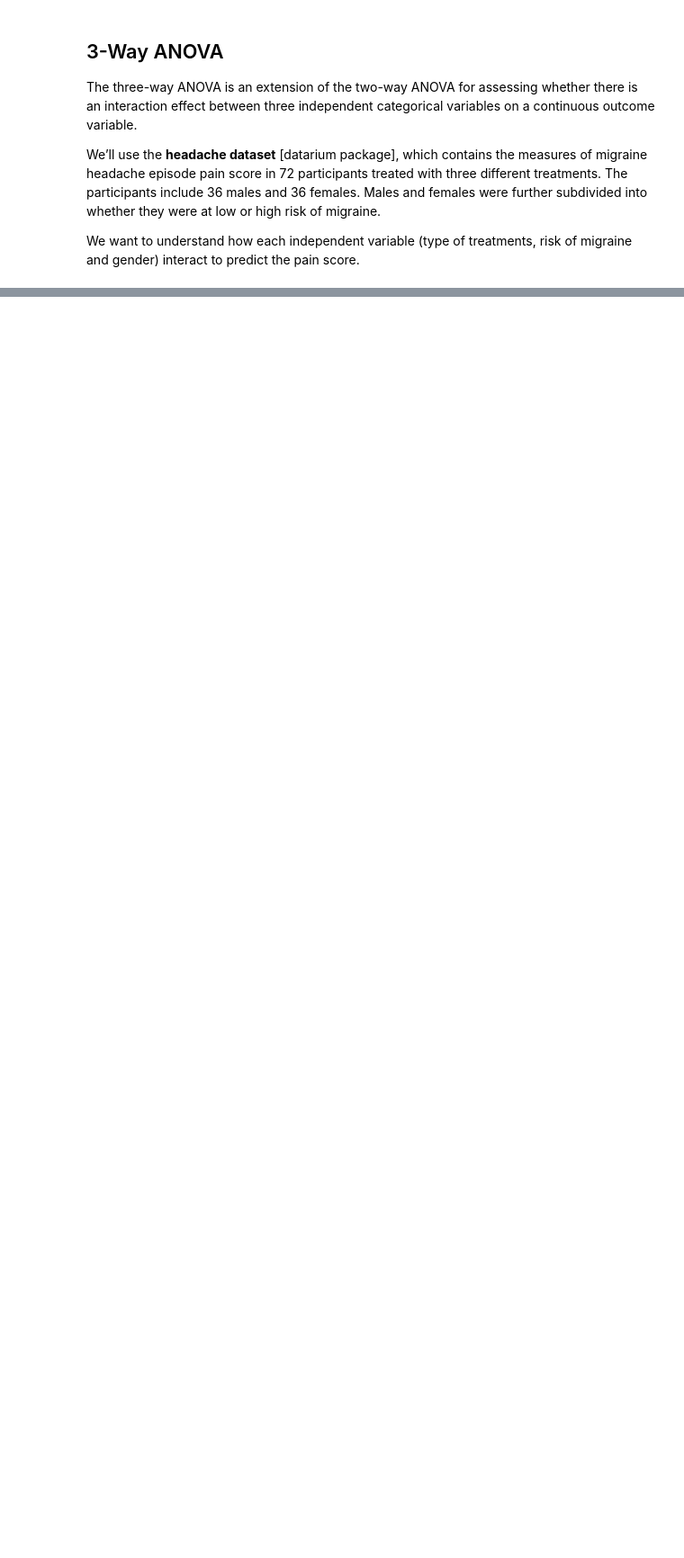
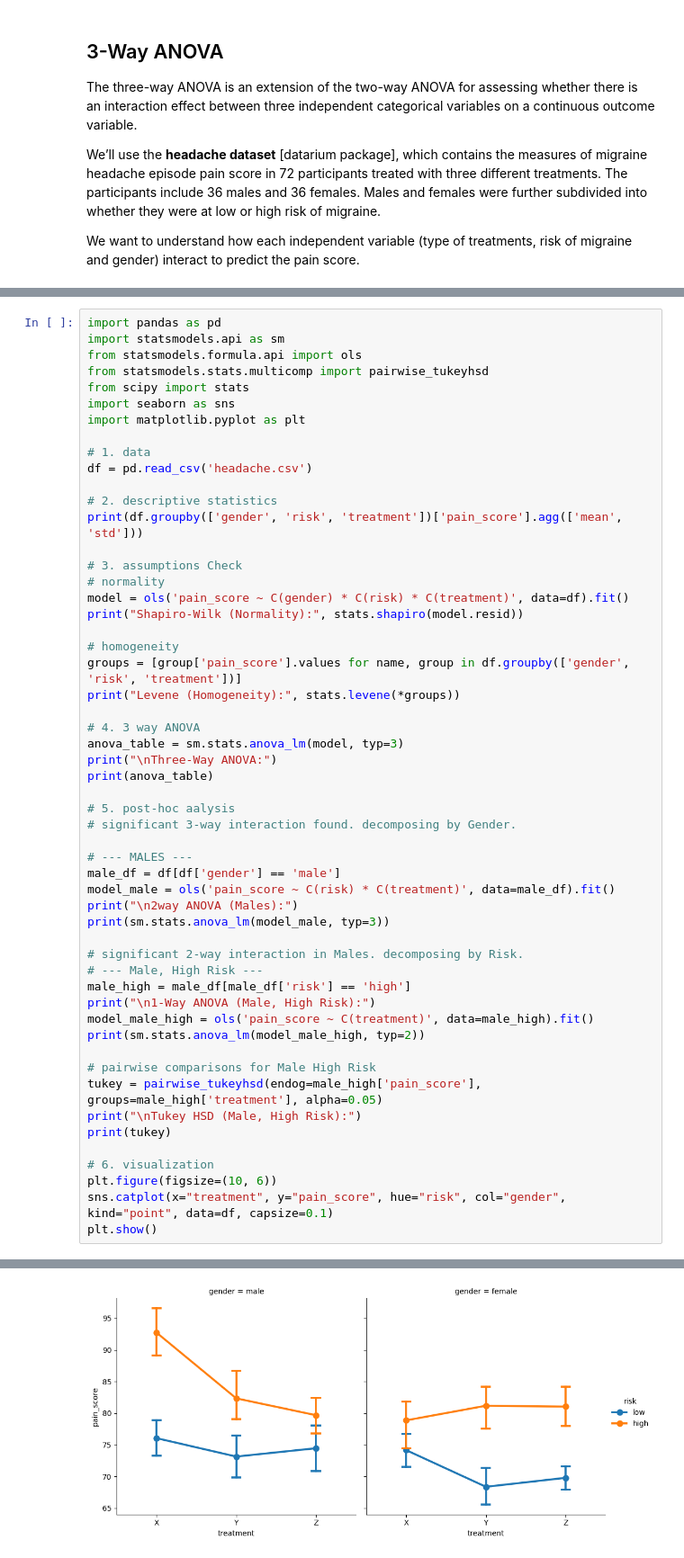
Before and after one commit to Olaff18/DIY_Anova_report8, a Jupyter notebook: Report8.ipynb, the cells around one changed output, grey strips where cells are left out. Shown at 90% size. Drawn from its saved outputs; the diff is of its cells as text; blank space fills up the shorter version.

```diff
--- a/Report8.ipynb
+++ b/Report8.ipynb
@@ -60,0 +9,55 @@ If you do not have a statistically significant three-way interaction, you need t
+# %%
+import pandas as pd
+import statsmodels.api as sm
+from statsmodels.formula.api import ols
+from statsmodels.stats.multicomp import pairwise_tukeyhsd
+from scipy import stats
+import seaborn as sns
+import matplotlib.pyplot as plt
+
+# 1. data
+df = pd.read_csv('headache.csv')
+
+# 2. descriptive statistics
+print(df.groupby(['gender', 'risk', 'treatment'])['pain_score'].agg(['mean', 'std']))
+
+# 3. assumptions Check
+# normality
+model = ols('pain_score ~ C(gender) * C(risk) * C(treatment)', data=df).fit()
+print("Shapiro-Wilk (Normality):", stats.shapiro(model.resid))
+
+# homogeneity
+groups = [group['pain_score'].values for name, group in df.groupby(['gender', 'risk', 'treatment'])]
+print("Levene (Homogeneity):", stats.levene(*groups))
+
+# 4. 3 way ANOVA
+anova_table = sm.stats.anova_lm(model, typ=3)
+print("\nThree-Way ANOVA:")
+print(anova_table)
+
+# 5. post-hoc aalysis
+# significant 3-way interaction found. decomposing by Gender.
+
+# --- MALES ---
+male_df = df[df['gender'] == 'male']
+model_male = ols('pain_score ~ C(risk) * C(treatment)', data=male_df).fit()
+print("\n2way ANOVA (Males):")
+print(sm.stats.anova_lm(model_male, typ=3))
+
+# significant 2-way interaction in Males. decomposing by Risk.
+# --- Male, High Risk ---
+male_high = male_df[male_df['risk'] == 'high']
+print("\n1-Way ANOVA (Male, High Risk):")
+model_male_high = ols('pain_score ~ C(treatment)', data=male_high).fit()
+print(sm.stats.anova_lm(model_male_high, typ=2))
+
+# pairwise comparisons for Male High Risk
+tukey = pairwise_tukeyhsd(endog=male_high['pain_score'], groups=male_high['treatment'], alpha=0.05)
+print("\nTukey HSD (Male, High Risk):")
+print(tukey)
+
+# 6. visualization
+plt.figure(figsize=(10, 6))
+sns.catplot(x="treatment", y="pain_score", hue="risk", col="gender", kind="point", data=df, capsize=0.1)
+plt.show()
+# %% [output]
@@ -60,0 +82 @@ If you do not have a statistically significant three-way interaction, you need t
+[figure, added]
```
Also changed, not shown: parts of 2 cells of this notebook.
